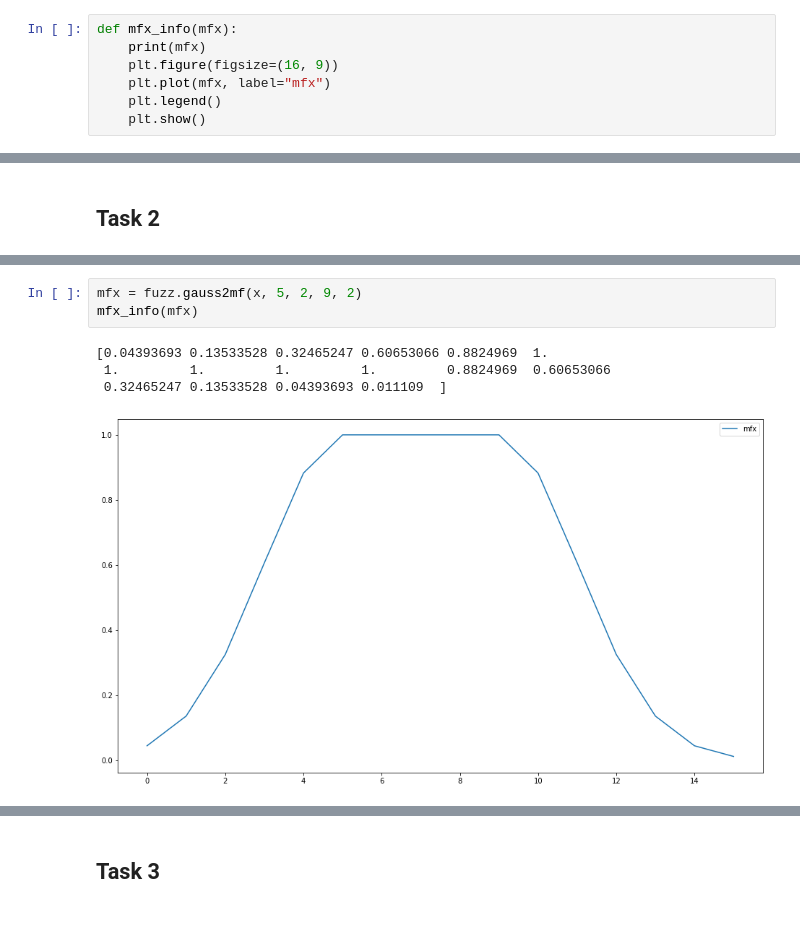
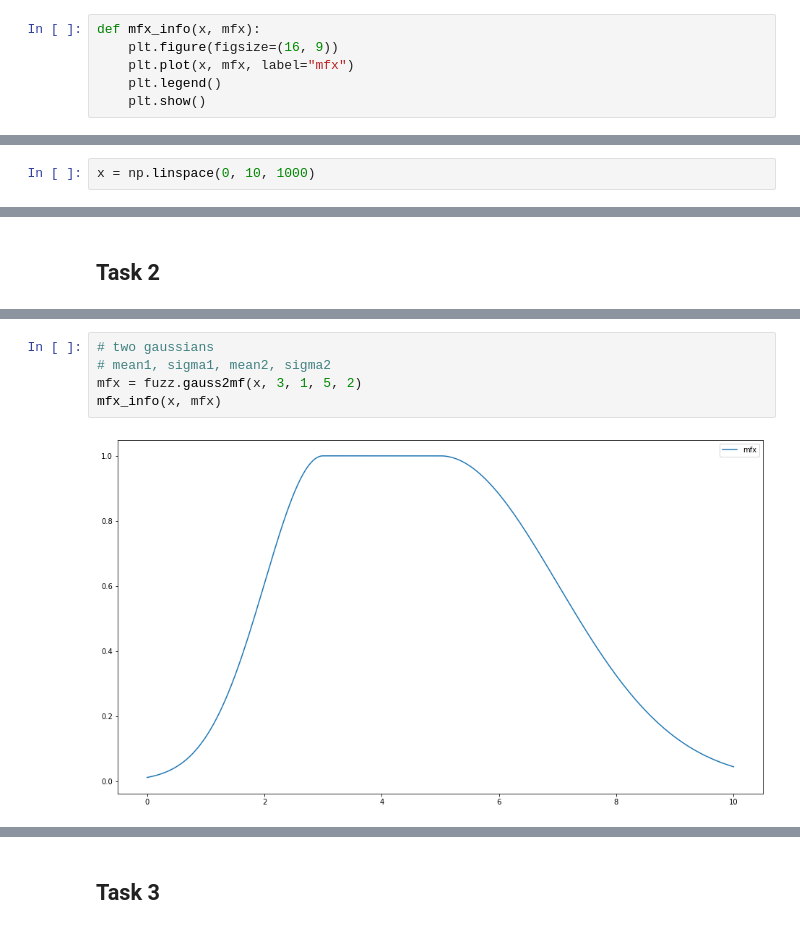
Before and after one commit to FreeLike76/KpiBasicsAI, a Jupyter notebook: Lab1MembershipFunctions.ipynb, the cells around one changed output, grey strips where cells are left out. Drawn from its saved outputs; the diff is of its cells as text.

```diff
--- a/Lab1MembershipFunctions.ipynb
+++ b/Lab1MembershipFunctions.ipynb
@@ -13,9 +10,8 @@ import matplotlib.pyplot as plt
 # %% [markdown]
 # Functions
 # %%
-def mfx_info(mfx):
-    print(mfx)
+def mfx_info(x, mfx):
     plt.figure(figsize=(16, 9))
-    plt.plot(mfx, label="mfx")
+    plt.plot(x, mfx, label="mfx")
     plt.legend()
     plt.show()
@@ -30 +28,3 @@ array([ 0,  1,  2,  3,  4,  5,  6,  7,  8,  9, 10, 11, 12, 13, 14, 15])
+# %%
+x = np.linspace(0, 10, 1000)
 # %%
@@ -55,8 +53,7 @@ mfx_info(mfx)
 # %%
-mfx = fuzz.gauss2mf(x, 5, 2, 9, 2)
-mfx_info(mfx)
+# two gaussians
+# mean1, sigma1, mean2, sigma2
+mfx = fuzz.gauss2mf(x, 3, 1, 5, 2)
+mfx_info(x, mfx)
 # %% [output]
-[0.04393693 0.13533528 0.32465247 0.60653066 0.8824969  1.
- 1.         1.         1.         1.         0.8824969  0.60653066
- 0.32465247 0.13533528 0.04393693 0.011109  ]
-[figure, old version]
+[figure, new version]
```
Also changed, not shown: parts of 31 cells of this notebook.
